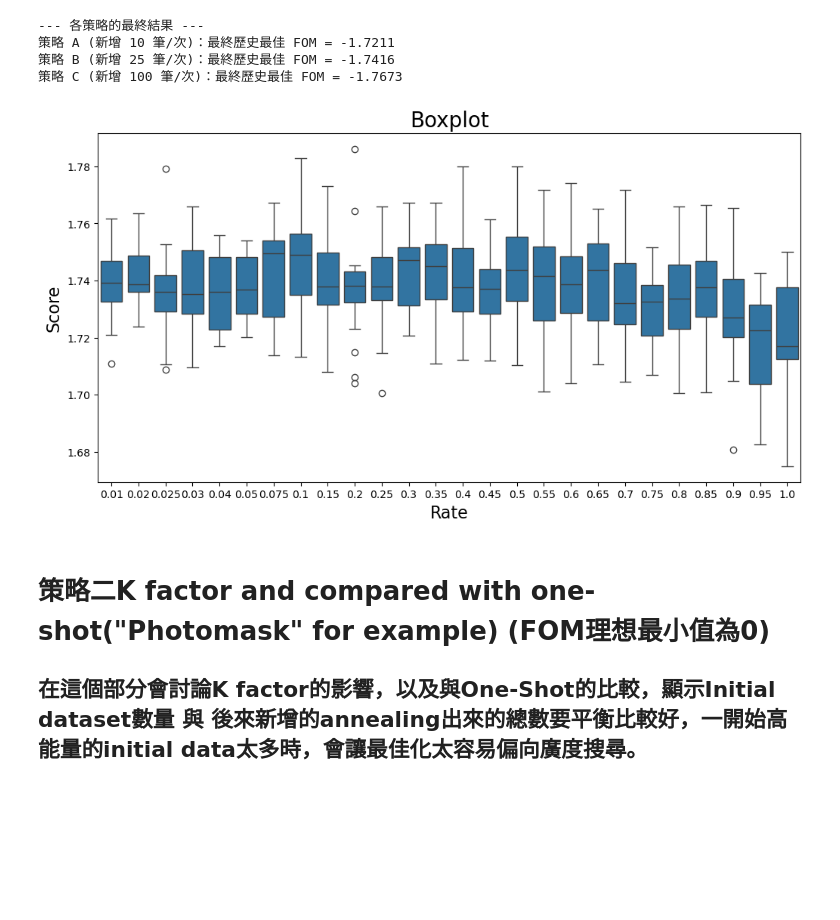
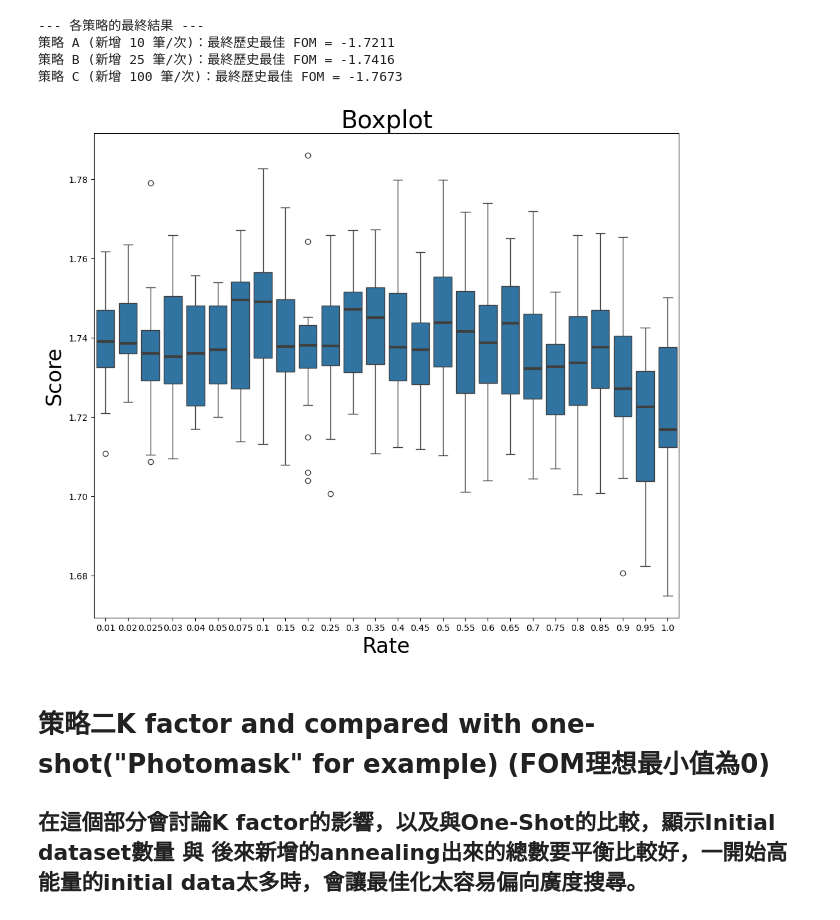
Before and after one commit to Jia-JunHu/QNO, a Jupyter notebook: practice/thesis/plot_paper.ipynb, the cells around one changed output. Drawn from its saved outputs; the diff is of its cells as text; code cells hidden in the pictures; blank space fills up the shorter version.

```diff
--- a/practice/thesis/plot_paper.ipynb
+++ b/practice/thesis/plot_paper.ipynb
@@ -250,39 +252,40 @@ data = {
               #100
               1.7828,1.7514,1.7467,1.752925539,1.713247611,1.744744872,1.752803855,1.757801518,1.758506486,1.76733498,
               1.756050097,1.734390027,1.732479882,1.751345065,1.735168924,1.746917969,1.737663605,1.728927956,1.734024589,1.762896805,
 
               1.726169511,1.762095747,1.742726736,1.727540066,1.755863899,1.765550571,1.749520042,1.749689417,1.763485894,1.7221012,
               1.715861823,1.739397818,1.750470184,1.713871699,1.767192268,1.751075796,1.719789501,1.737949594,1.750379516,1.753600927,
 
               1.749,1.7337,1.7271,1.735124464,1.75403723,1.725091262,1.736863338,1.720041338,1.728853776,1.745362132,
               1.748988925,1.742686715,1.747954274,1.737052809,1.725618197,1.741113158,1.736684786,1.726476346,1.749693603,1.750234592,
 
               1.726899371,1.747375853,1.718854872,1.744393966,1.742245577,1.731979179,1.755785709,1.717078248,1.75037051,1.734473313,
               1.754496118,1.722822466,1.72296478,1.75392362,1.752837932,1.722154655,1.744100503,1.726902787,1.737782995,1.717533663,
 
               1.7356,1.7276,1.7095,1.748613162,1.726952221,1.745159917,1.730089175,1.756823313,1.765959084,1.762789403,
               1.731764417,1.752643966,1.744245584,1.728724015,1.728657539,1.726402672,1.725419228,1.734834514,1.753841467,1.749850913,
 
               1.750622785,1.73220822,1.779168746,1.741078591,1.741624892,1.728941785,1.729381928,1.73576291,1.734182648,1.729345836,
               1.708715251,1.741772525,1.727697507,1.742201103,1.740032041,1.736377293,1.710546166,1.722299649,1.752690597,1.751354978,
 
               1.7476,1.7365,1.7293,1.763514685,1.731556114,1.752607986,1.738365775,1.7403945,1.750849789,1.737881902,
               1.723852988,1.745943264,1.761304007,1.738203372,1.755436183,1.730104457,1.748078552,1.735146539,1.73630574,1.738949098,
 
               1.71079318,1.754134824,1.733567729,1.742363214,1.744302738,1.721068788,1.725298572,1.738606368,1.761776305,1.739704841,
               1.729398183,1.733756607,1.749700195,1.73523608,1.755014183,1.746814417,1.747428284,1.734835175,1.727824715,1.74433879]
 }
 df = pd.DataFrame(data)
 
 # 畫 boxplot
-plt.figure(figsize=(12, 6))
-ax= sns.boxplot(x='rate', y='score', data=df, legend='brief')
-ax.set_xlabel("Rate", fontsize=16)
-ax.set_ylabel("Score", fontsize=16)
-plt.title('Boxplot',fontsize=20)
+plt.figure(figsize=(12, 10))
+ax= sns.boxplot(x='rate', y='score', data=df, legend='brief',  medianprops={'linewidth': 3} )
+ax.set_xlabel("Rate", fontsize=24)
+ax.set_ylabel("Score", fontsize=24)
+plt.title('Boxplot',fontsize=28)
+plt.savefig("boxplot.png")
 plt.show()
 # %% [output]
-[figure, old version]
+[figure, new version]
 # %% [markdown]
 # 策略二K factor and compared with one-shot("Photomask" for example) (FOM理想最小值為0)
 ## 在這個部分會討論K factor的影響，以及與One-Shot的比較，顯示Initial dataset數量 與 後來新增的annealing出來的總數要平衡比較好，一開始高能量的initial data太多時，會讓最佳化太容易偏向廣度搜尋。
```
Also changed, not shown: parts of 20 cells of this notebook, 2 other files.
